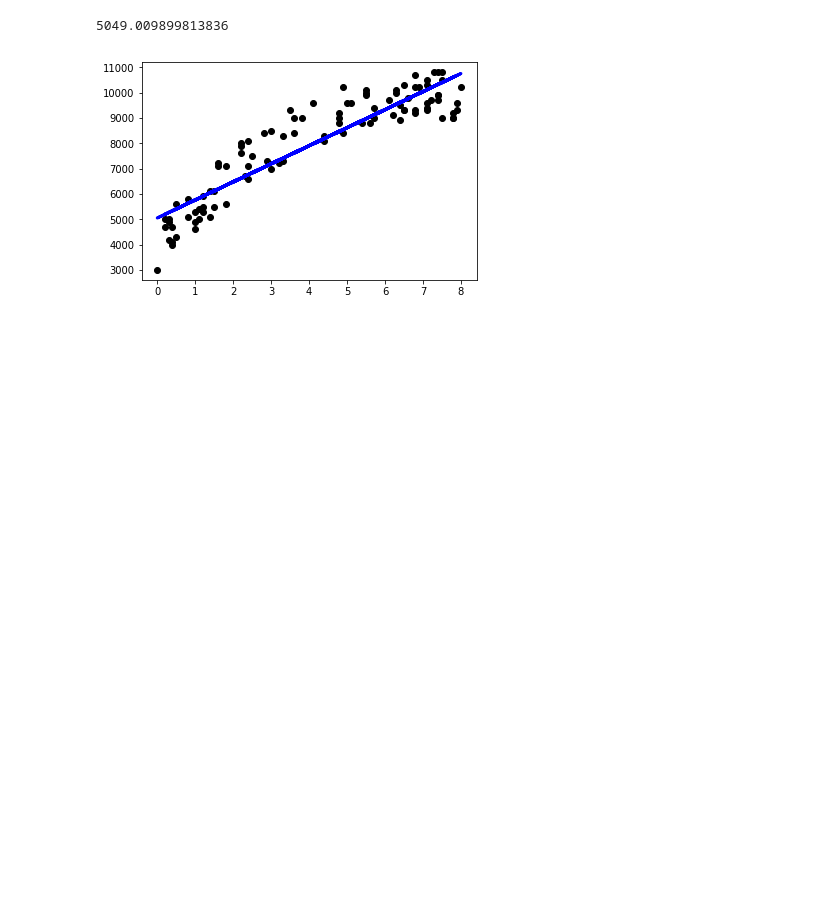
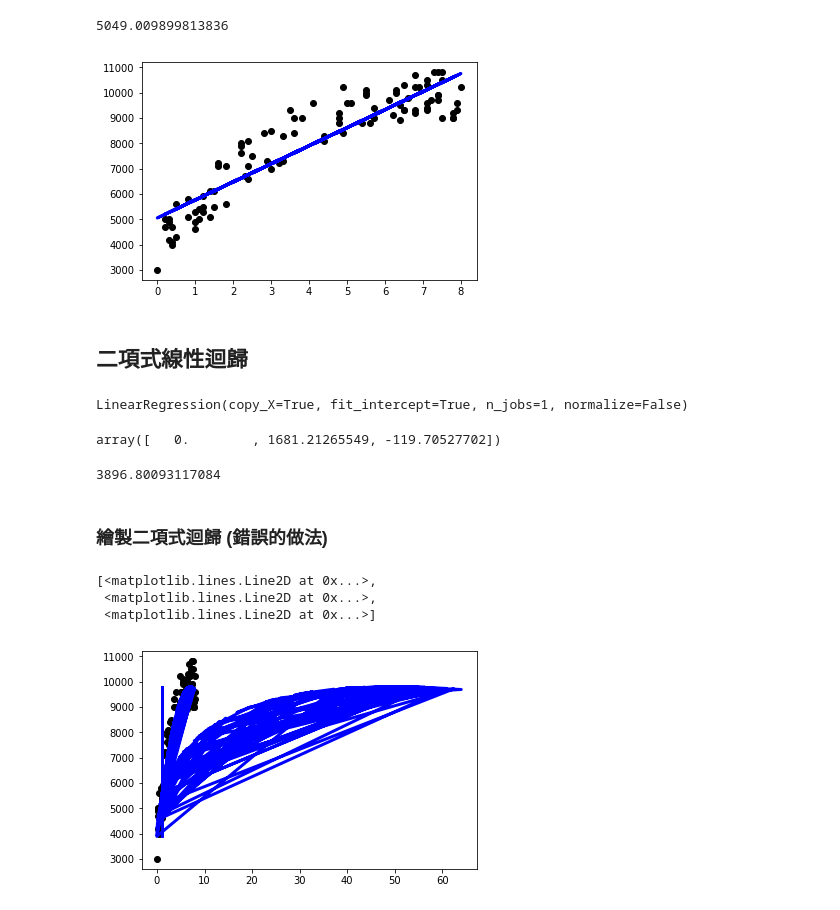
Before and after one commit to ywchiu/tibamepy, a Jupyter notebook: Demo20180505.ipynb, the cells around one changed output. Cells and saved outputs as stored; diff of their text form; code cells hidden in the pictures; blank space fills up the shorter version.

Commit message:
polynomial feature

```diff
--- a/Demo20180505.ipynb
+++ b/Demo20180505.ipynb
@@ -44,3 +44,35 @@ plt.plot(X['year'],Y_,color='blue',linewidth=3)
 plt.show()
 # %% [output]
 [figure]
+# %% [markdown]
+## 二項式線性迴歸
+# %%
+from sklearn.preprocessing import PolynomialFeatures
+from sklearn.linear_model import LinearRegression
+
+poly_reg=PolynomialFeatures(degree=2)
+X_=poly_reg.fit_transform(X)
+regr=LinearRegression()
+regr.fit(X_,Y)
+# %% [output]
+LinearRegression(copy_X=True, fit_intercept=True, n_jobs=1, normalize=False)
+# %%
+regr.coef_
+# %% [output]
+array([   0.        , 1681.21265549, -119.70527702])
+# %%
+regr.intercept_
+# %% [output]
+3896.80093117084
+# %% [markdown]
+### 繪製二項式迴歸 (錯誤的做法)
+# %%
+X2 = poly_reg.fit_transform(X)
+Y_ = regr.predict(X2)
+plt.scatter(X['year'], Y , color= 'black')
+plt.plot(X2, Y_,color='blue',linewidth=3)
+# %% [output]
+[<matplotlib.lines.Line2D at 0x...>,
+ <matplotlib.lines.Line2D at 0x...>,
+ <matplotlib.lines.Line2D at 0x...>]
+[figure, added]
```
Also changed, not shown: parts of 16 cells of this notebook.
